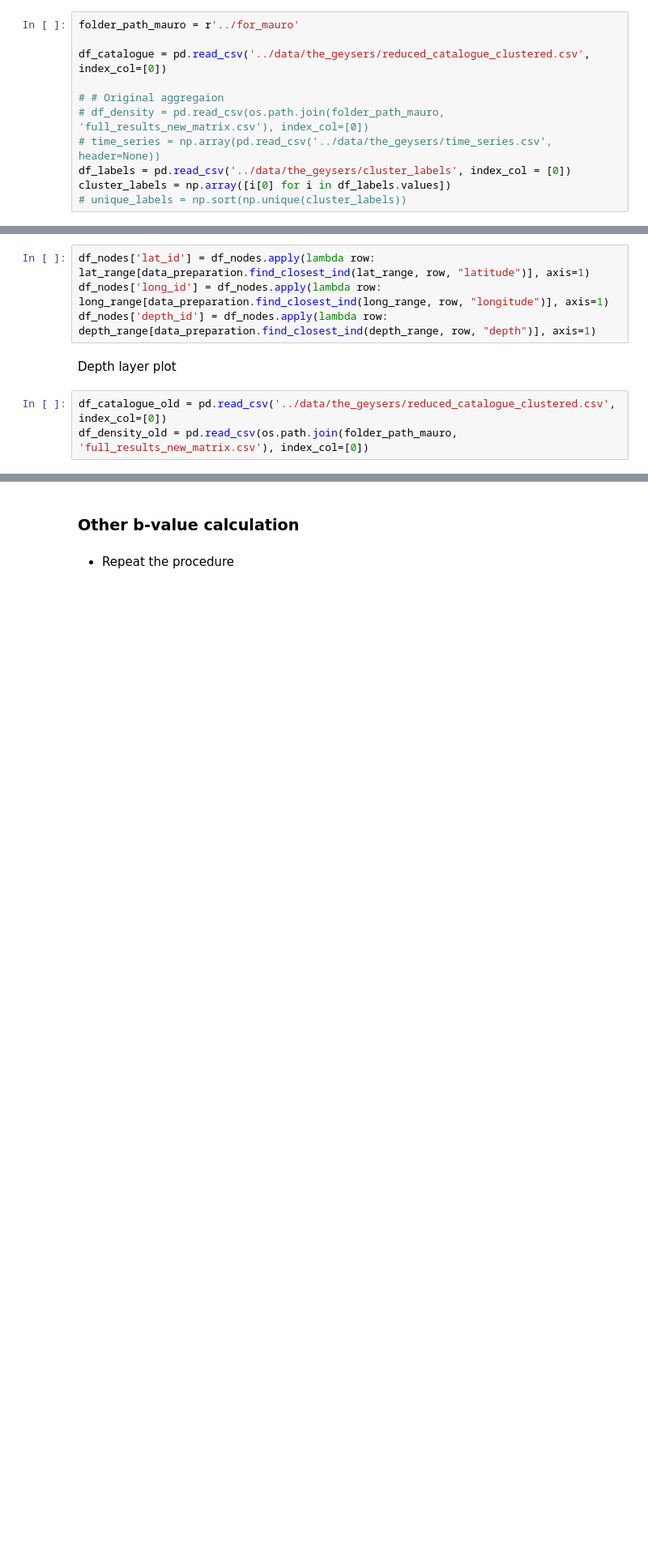
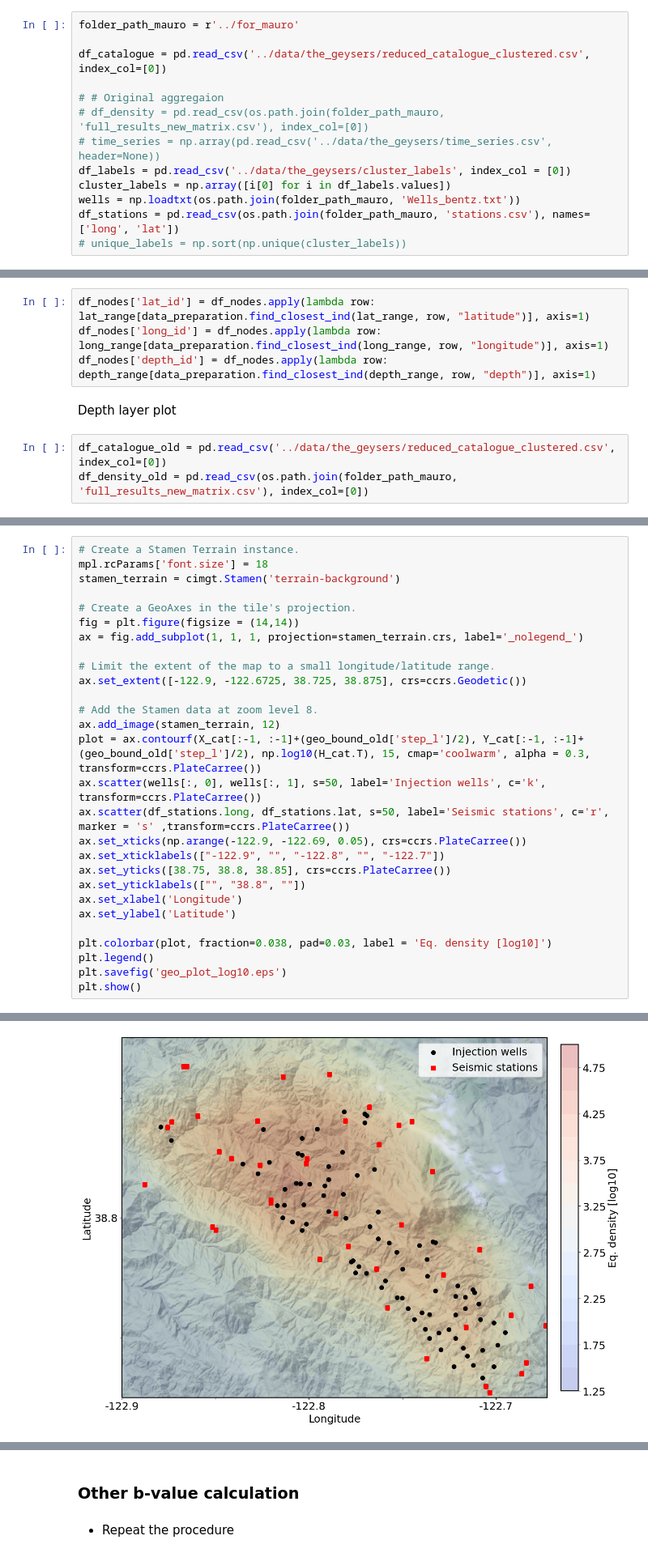
Before and after one commit to maciej-sakwa/the_geysers, a Jupyter notebook: GEYSERS_notebook.ipynb, the cells around one changed output, grey strips where cells are left out. Shown at 81% size. Drawn from its saved outputs; the diff is of its cells as text; blank space fills up the shorter version.

```diff
--- a/GEYSERS_notebook.ipynb
+++ b/GEYSERS_notebook.ipynb
@@ -23,6 +28,8 @@ df_catalogue = pd.read_csv('../data/the_geysers/reduced_catalogue_clustered.csv'
 # time_series = np.array(pd.read_csv('../data/the_geysers/time_series.csv', header=None))
 df_labels = pd.read_csv('../data/the_geysers/cluster_labels', index_col = [0])
 cluster_labels = np.array([i[0] for i in df_labels.values])
+wells = np.loadtxt(os.path.join(folder_path_mauro, 'Wells_bentz.txt'))
+df_stations = pd.read_csv(os.path.join(folder_path_mauro, 'stations.csv'), names=['long', 'lat'])
 # unique_labels = np.sort(np.unique(cluster_labels))
 # %%
 geo_bound_old = {'lat_min': 38.7,
@@ -269,0 +250,29 @@ NameError: name 'df_density_summary' is not defined
+# %%
+# Create a Stamen Terrain instance.
+mpl.rcParams['font.size'] = 18
+stamen_terrain = cimgt.Stamen('terrain-background')
+
+# Create a GeoAxes in the tile's projection.
+fig = plt.figure(figsize = (14,14))
+ax = fig.add_subplot(1, 1, 1, projection=stamen_terrain.crs, label='_nolegend_')
+
+# Limit the extent of the map to a small longitude/latitude range.
+ax.set_extent([-122.9, -122.6725, 38.725, 38.875], crs=ccrs.Geodetic())
+
+# Add the Stamen data at zoom level 8.
+ax.add_image(stamen_terrain, 12)
+plot = ax.contourf(X_cat[:-1, :-1]+(geo_bound_old['step_l']/2), Y_cat[:-1, :-1]+(geo_bound_old['step_l']/2), np.log10(H_cat.T), 15, cmap='coolwarm', alpha = 0.3, transform=ccrs.PlateCarree())
+ax.scatter(wells[:, 0], wells[:, 1], s=50, label='Injection wells', c='k', transform=ccrs.PlateCarree())
+ax.scatter(df_stations.long, df_stations.lat, s=50, label='Seismic stations', c='r', marker = 's' ,transform=ccrs.PlateCarree())
+ax.set_xticks(np.arange(-122.9, -122.69, 0.05), crs=ccrs.PlateCarree())
+ax.set_xticklabels(["-122.9", "", "-122.8", "", "-122.7"])
+ax.set_yticks([38.75, 38.8, 38.85], crs=ccrs.PlateCarree())
+ax.set_yticklabels(["", "38.8", ""])
+ax.set_xlabel('Longitude')
+ax.set_ylabel('Latitude')
+
+plt.colorbar(plot, fraction=0.038, pad=0.03, label = 'Eq. density [log10]')
+plt.legend()
+plt.savefig('geo_plot_log10.eps')
+plt.show()
+# %% [output]
@@ -269,0 +280 @@ NameError: name 'df_density_summary' is not defined
+[figure, added]
```
Also changed, not shown: parts of 8 cells of this notebook.
